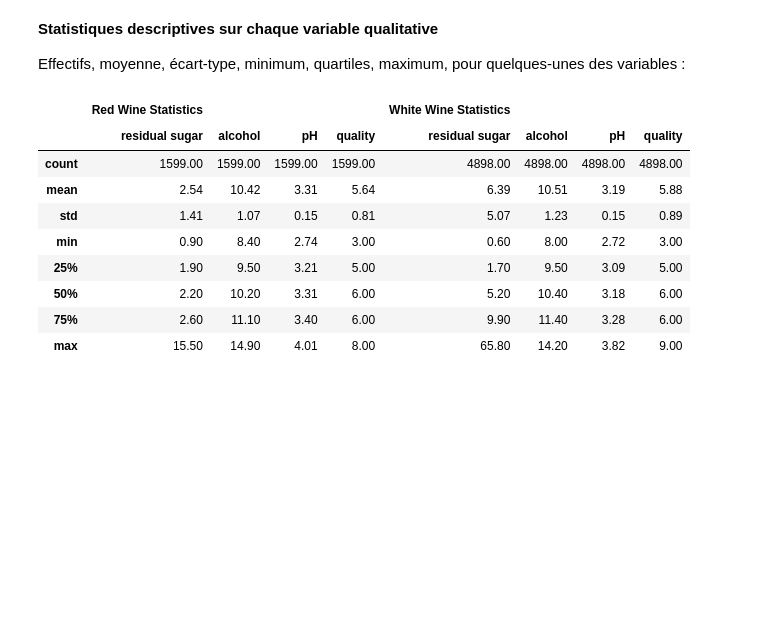
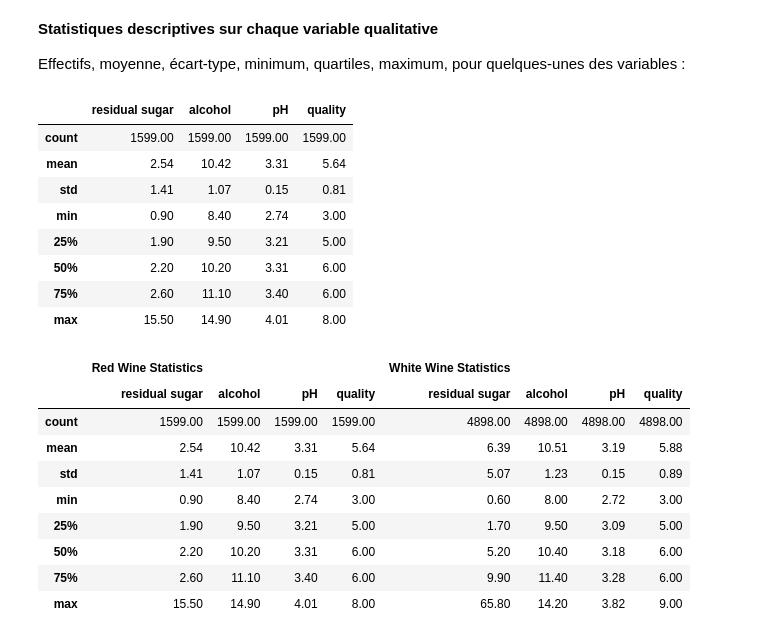
Before and after one commit to othoni-hub/NSI, a Jupyter notebook: M1_NSI_Pandas_et_Matplotlib.ipynb, the cells around one changed output. Drawn from its saved outputs; the diff is of its cells as text; code cells hidden in the pictures; blank space fills up the shorter version.

```diff
--- a/M1_NSI_Pandas_et_Matplotlib.ipynb
+++ b/M1_NSI_Pandas_et_Matplotlib.ipynb
@@ -860,4 +601,18 @@ Le vin blanc est produit à partir de raisins blancs sans peau ni pépins. La co
 **Statistiques descriptives sur chaque variable qualitative**
 
 Effectifs, moyenne, écart-type, minimum, quartiles, maximum, pour quelques-unes des variables :
+# %%
+subset_attributes = ['residual sugar', 'alcohol','pH', 'quality']
+rs = round(red_wine[subset_attributes].describe(),2)
+rs
+# %% [output]
+|  | residual sugar | alcohol | pH | quality |
+| count | 1599.00 | 1599.00 | 1599.00 | 1599.00 |
+| mean | 2.54 | 10.42 | 3.31 | 5.64 |
+| std | 1.41 | 1.07 | 0.15 | 0.81 |
+| min | 0.90 | 8.40 | 2.74 | 3.00 |
+| 25% | 1.90 | 9.50 | 3.21 | 5.00 |
+| 50% | 2.20 | 10.20 | 3.31 | 6.00 |
+| 75% | 2.60 | 11.10 | 3.40 | 6.00 |
+| max | 15.50 | 14.90 | 4.01 | 8.00 |
 # %%
```
Also changed, not shown: parts of 58 cells of this notebook.
